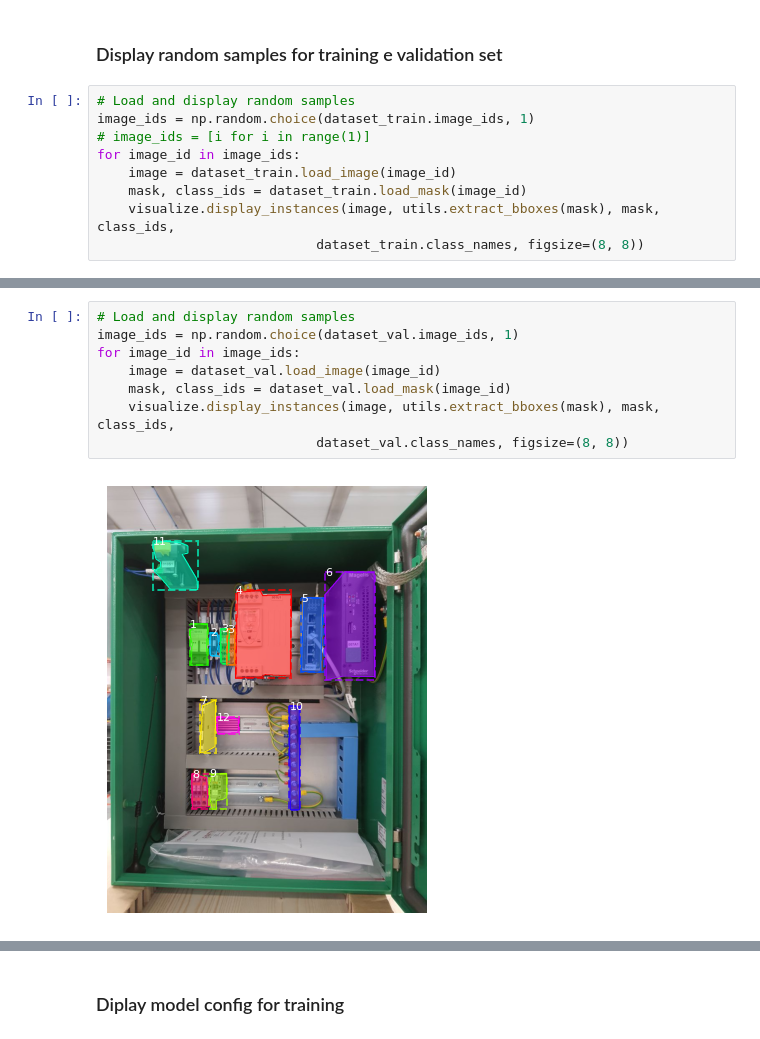
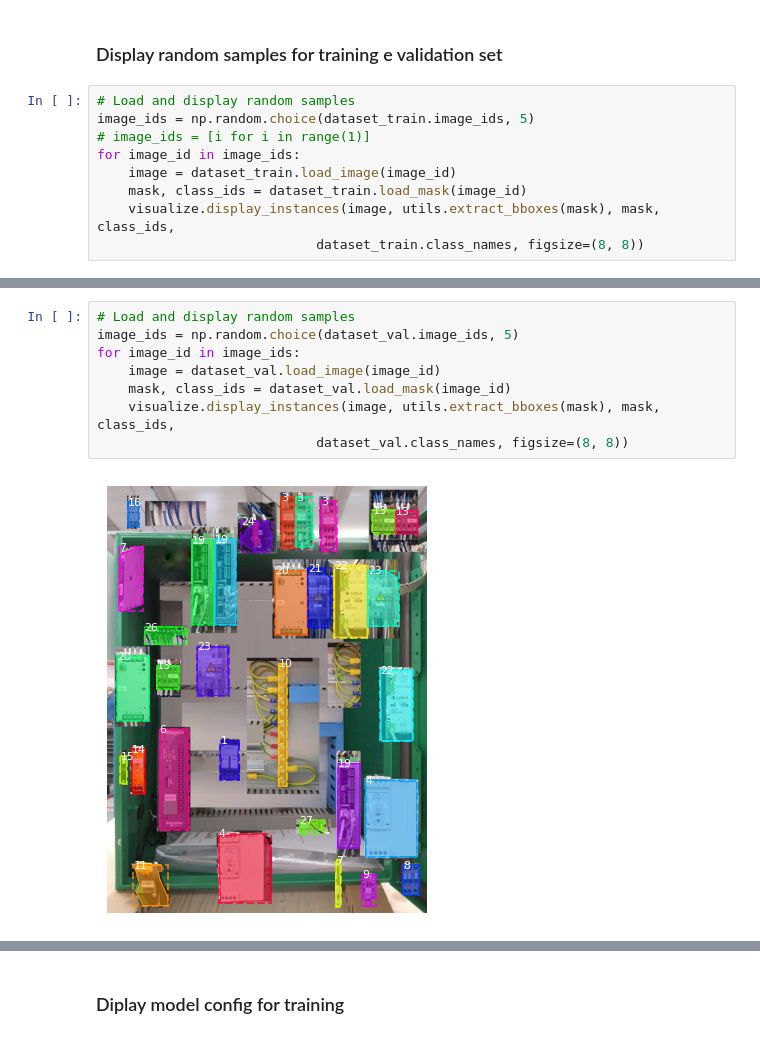
Before and after one commit to aleqrt/mask-rcnn-api, a Jupyter notebook: samples/elettrocablaggi/elettrocablaggi.ipynb, the cells around one changed output, grey strips where cells are left out. Saved outputs shown, nothing was run; the diff lists cells and outputs as text.

```diff
--- a/samples/elettrocablaggi/elettrocablaggi.ipynb
+++ b/samples/elettrocablaggi/elettrocablaggi.ipynb
@@ -52,7 +52,7 @@ Class info: [{'source': '', 'id': 0, 'name': 'BG'}, {'source': 'elettrocablaggi'
 ### Display random samples for training e validation set
 # %%
 # Load and display random samples
-image_ids = np.random.choice(dataset_train.image_ids, 1)
+image_ids = np.random.choice(dataset_train.image_ids, 5)
 # image_ids = [i for i in range(1)]
 for image_id in image_ids:
     image = dataset_train.load_image(image_id)
@@ -64,10 +68,10 @@ for image_id in image_ids:
 # %%
 # Load and display random samples
-image_ids = np.random.choice(dataset_val.image_ids, 1)
+image_ids = np.random.choice(dataset_val.image_ids, 5)
 for image_id in image_ids:
     image = dataset_val.load_image(image_id)
     mask, class_ids = dataset_val.load_mask(image_id)
     visualize.display_instances(image, utils.extract_bboxes(mask), mask, class_ids,
                             dataset_val.class_names, figsize=(8, 8))
 # %% [output]
-[figure, old version]
+[figure, new version]
```
Also changed, not shown: parts of 3 cells of this notebook, 15 other files.
